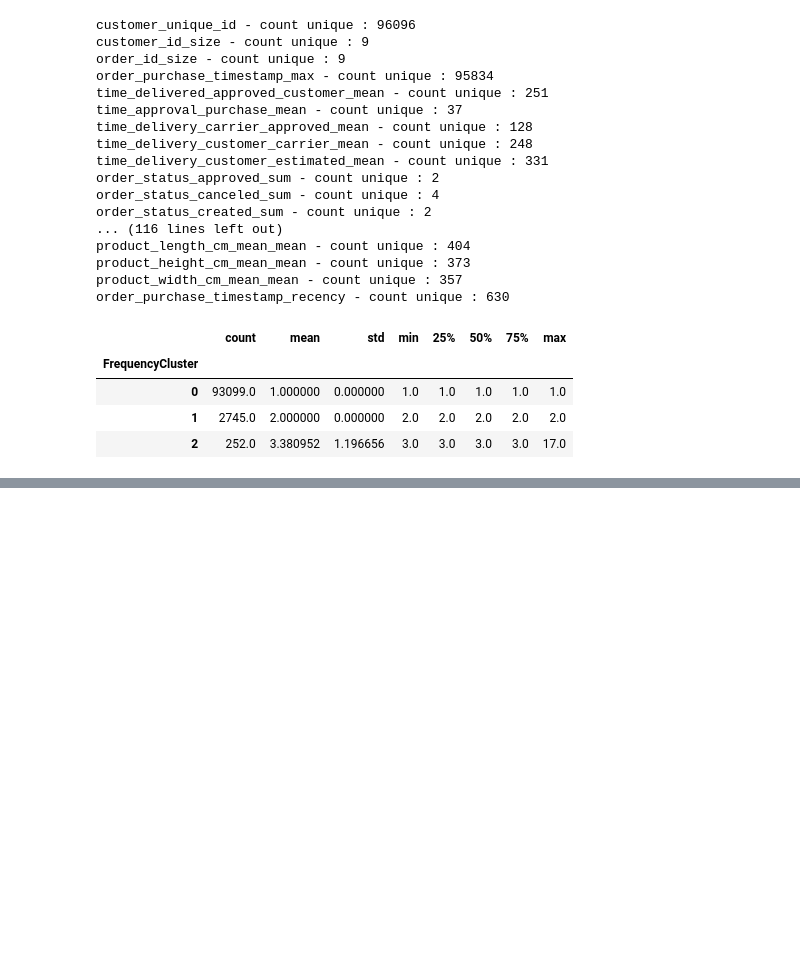
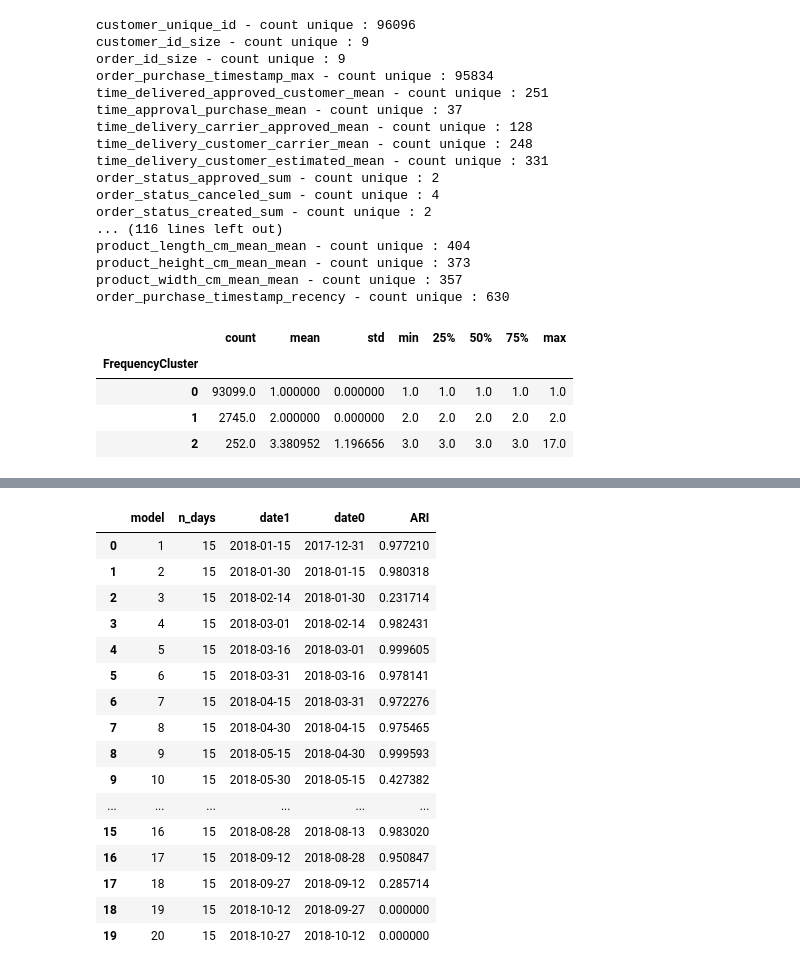
Before and after one commit to AurelieAAN/OP_Project5, a Jupyter notebook: ScriptSegClients_Analyse_Maintenance.ipynb, the cells around one changed output, grey strips where cells are left out. Saved outputs shown, nothing was run; the diff lists cells and outputs as text; code cells hidden in the pictures; blank space fills up the shorter version.

```diff
--- a/ScriptSegClients_Analyse_Maintenance.ipynb
+++ b/ScriptSegClients_Analyse_Maintenance.ipynb
@@ -520,0 +567,22 @@ Timestamp('2018-10-17 17:30:18')
+# %%
+result_ARI =  pd.DataFrame(metrics_history)
+# %%
+result_ARI
+# %% [output]
+|  | model | n_days | date1 | date0 | ARI |
+| 0 | 1 | 15 | 2018-01-15 | 2017-12-31 | 0.977210 |
+| 1 | 2 | 15 | 2018-01-30 | 2018-01-15 | 0.980318 |
+| 2 | 3 | 15 | 2018-02-14 | 2018-01-30 | 0.231714 |
+| 3 | 4 | 15 | 2018-03-01 | 2018-02-14 | 0.982431 |
+| 4 | 5 | 15 | 2018-03-16 | 2018-03-01 | 0.999605 |
+| 5 | 6 | 15 | 2018-03-31 | 2018-03-16 | 0.978141 |
+| 6 | 7 | 15 | 2018-04-15 | 2018-03-31 | 0.972276 |
+| 7 | 8 | 15 | 2018-04-30 | 2018-04-15 | 0.975465 |
+| 8 | 9 | 15 | 2018-05-15 | 2018-04-30 | 0.999593 |
+| 9 | 10 | 15 | 2018-05-30 | 2018-05-15 | 0.427382 |
+| ... | ... | ... | ... | ... | ... |
+| 15 | 16 | 15 | 2018-08-28 | 2018-08-13 | 0.983020 |
+| 16 | 17 | 15 | 2018-09-12 | 2018-08-28 | 0.950847 |
+| 17 | 18 | 15 | 2018-09-27 | 2018-09-12 | 0.285714 |
+| 18 | 19 | 15 | 2018-10-12 | 2018-09-27 | 0.000000 |
+| 19 | 20 | 15 | 2018-10-27 | 2018-10-12 | 0.000000 |
```
Also changed, not shown: parts of 14 cells of this notebook.
